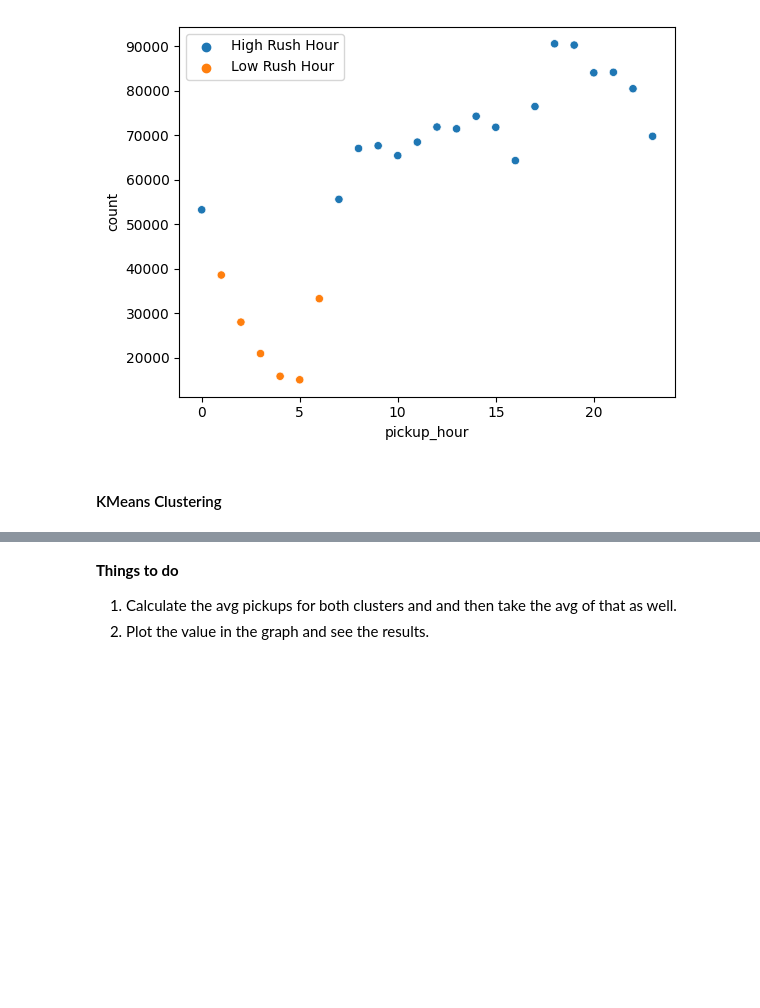
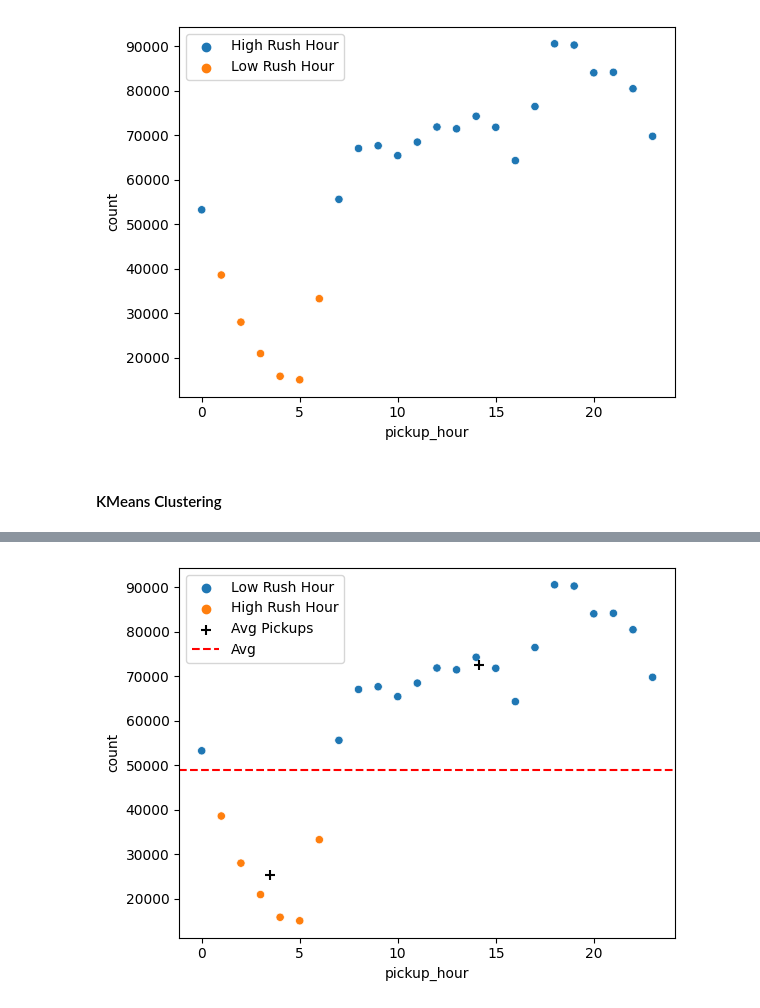
Before and after one commit to Himanshu-1703/kaggle-notebooks, a Jupyter notebook: rushing-through-nyc.ipynb, the cells around one changed output, grey strips where cells are left out. Saved outputs shown, nothing was run; the diff lists cells and outputs as text; code cells hidden in the pictures; blank space fills up the shorter version.

```diff
--- a/rushing-through-nyc.ipynb
+++ b/rushing-through-nyc.ipynb
@@ -709,4 +868,15 @@ plt.show()
-# %% [markdown]
-**Things to do**
-1. Calculate the avg pickups for both clusters and and then take the avg of that as well.
-2. Plot the value in the graph and see the results.
+# %%
+# get the centroids and plot on the curve
+cluster_centroids = kmeans.cluster_centers_
+# plot the scatter plot
+sns.scatterplot(data=cluster_input,
+                x='pickup_hour',y='count',
+                hue=np.where(predictions == 0,'High Rush Hour','Low Rush Hour'))
+#plt.scatter(cluster_input['pickup_hour'],cluster_input['count'],c=predictions)
+# plot the cluster centroids
+plt.scatter(cluster_centroids[:,0],cluster_centroids[:,1],marker='+',s=60,c='k',label='Avg Pickups')
+plt.axhline(y=cluster_centroids[:,1].mean(),linestyle='--',color='red',label='Avg')
+plt.legend()
+plt.show()
+# %% [output]
+[figure, added]
```
Also changed, not shown: parts of 19 cells of this notebook.
